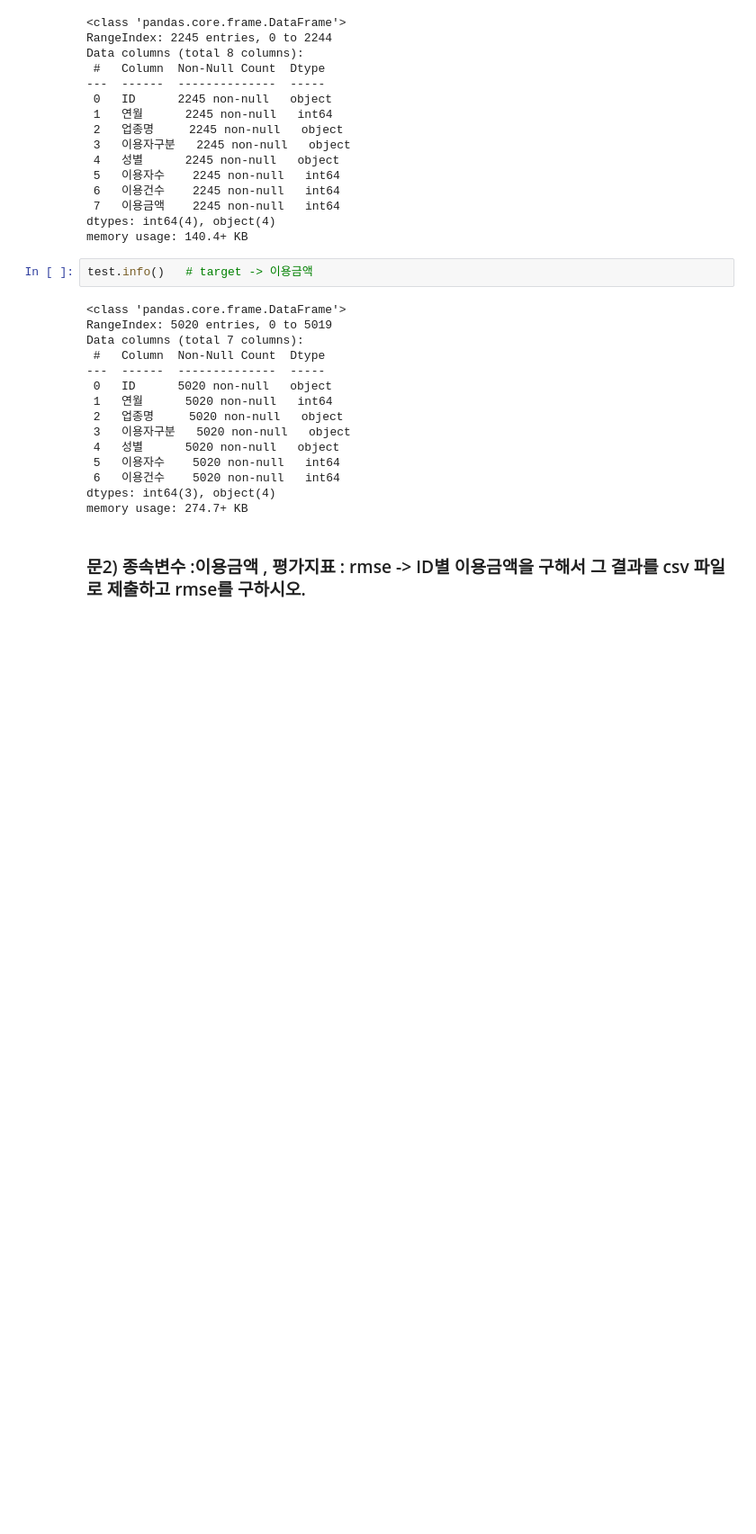
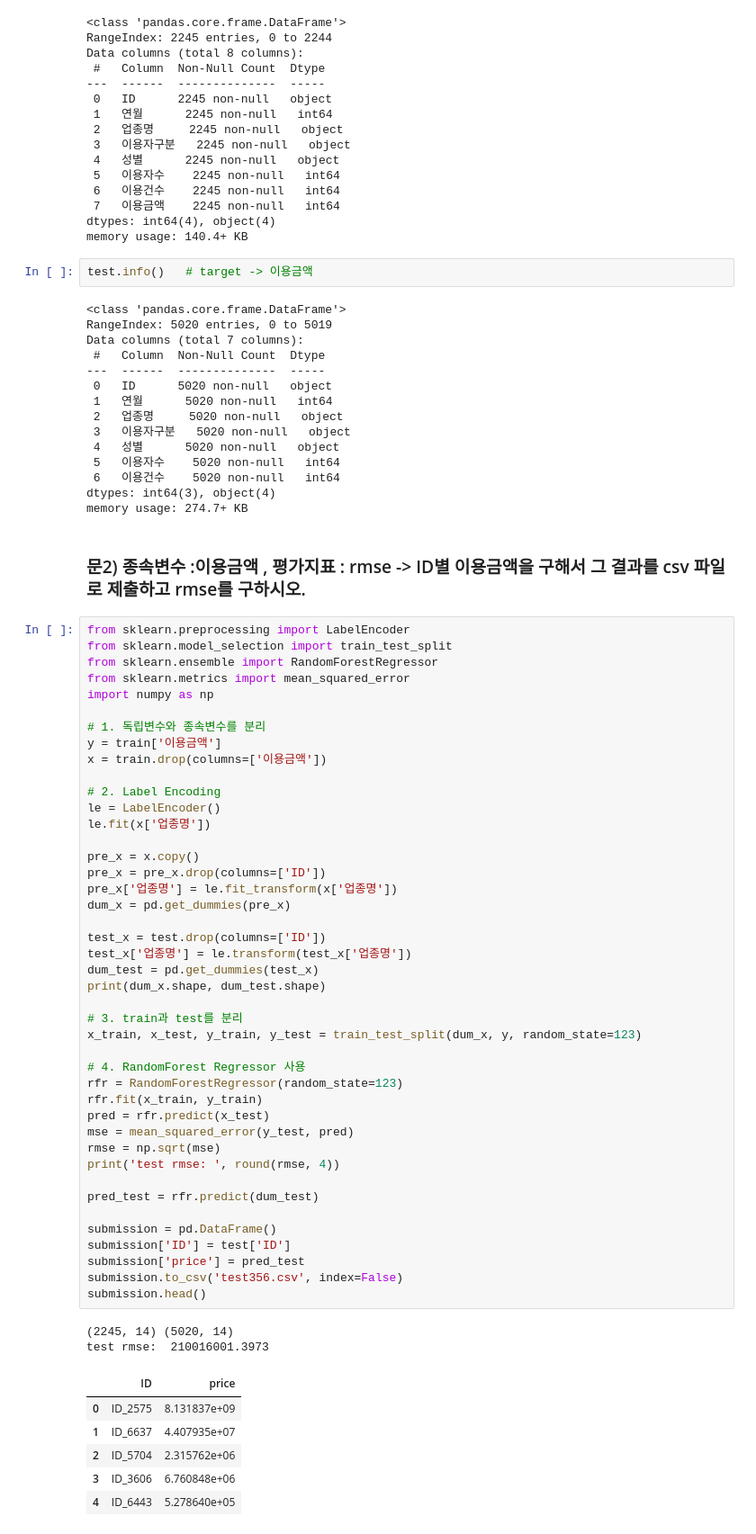
Before and after one commit to va4756/algio_sklearn, a Jupyter notebook: datamanim_실기기출변형.ipynb, the cells around one changed output. Shown at 90% size. Drawn from its saved outputs; the diff is of its cells as text; blank space fills up the shorter version.

```diff
--- a/datamanim_실기기출변형.ipynb
+++ b/datamanim_실기기출변형.ipynb
@@ -235,3 +235,55 @@ dtypes: int64(3), object(4)
 memory usage: 274.7+ KB
 # %% [markdown]
 ### 문2) 종속변수 :이용금액 , 평가지표 : rmse -> ID별 이용금액을 구해서 그 결과를 csv 파일로 제출하고 rmse를 구하시오.
+# %%
+from sklearn.preprocessing import LabelEncoder
+from sklearn.model_selection import train_test_split
+from sklearn.ensemble import RandomForestRegressor
+from sklearn.metrics import mean_squared_error
+import numpy as np
+
+# 1. 독립변수와 종속변수를 분리
+y = train['이용금액']
+x = train.drop(columns=['이용금액'])
+
+# 2. Label Encoding
+le = LabelEncoder()
+le.fit(x['업종명'])
+
+pre_x = x.copy()
+pre_x = pre_x.drop(columns=['ID'])
+pre_x['업종명'] = le.fit_transform(x['업종명'])
+dum_x = pd.get_dummies(pre_x)
+
+test_x = test.drop(columns=['ID'])
+test_x['업종명'] = le.transform(test_x['업종명'])
+dum_test = pd.get_dummies(test_x)
+print(dum_x.shape, dum_test.shape)
+
+# 3. train과 test를 분리
+x_train, x_test, y_train, y_test = train_test_split(dum_x, y, random_state=123)
+
+# 4. RandomForest Regressor 사용
+rfr = RandomForestRegressor(random_state=123)
+rfr.fit(x_train, y_train)
+pred = rfr.predict(x_test)
+mse = mean_squared_error(y_test, pred)
+rmse = np.sqrt(mse)
+print('test rmse: ', round(rmse, 4))
+
+pred_test = rfr.predict(dum_test)
+
+submission = pd.DataFrame()
+submission['ID'] = test['ID']
+submission['price'] = pred_test
+submission.to_csv('test356.csv', index=False)
+submission.head()
+# %% [output]
+(2245, 14) (5020, 14)
+test rmse:  210016001.3973
+|  | ID | price |
+| 0 | ID_2575 | 8.131837e+09 |
+| 1 | ID_6637 | 4.407935e+07 |
+| 2 | ID_5704 | 2.315762e+06 |
+| 3 | ID_3606 | 6.760848e+06 |
+| 4 | ID_6443 | 5.278640e+05 |
```
Also changed, not shown: parts of 7 cells of this notebook.
